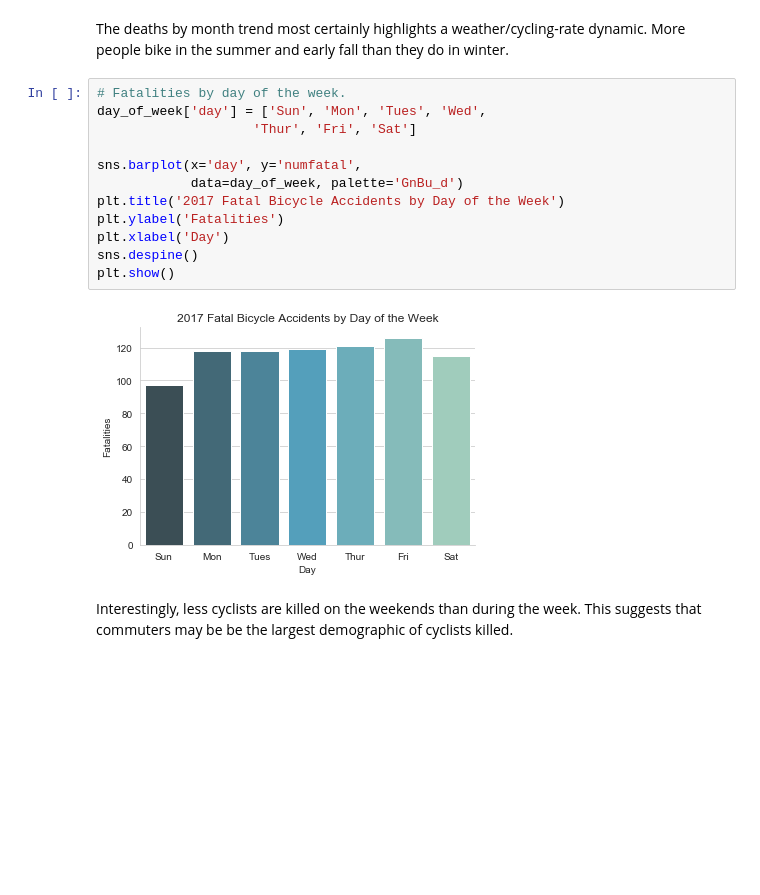
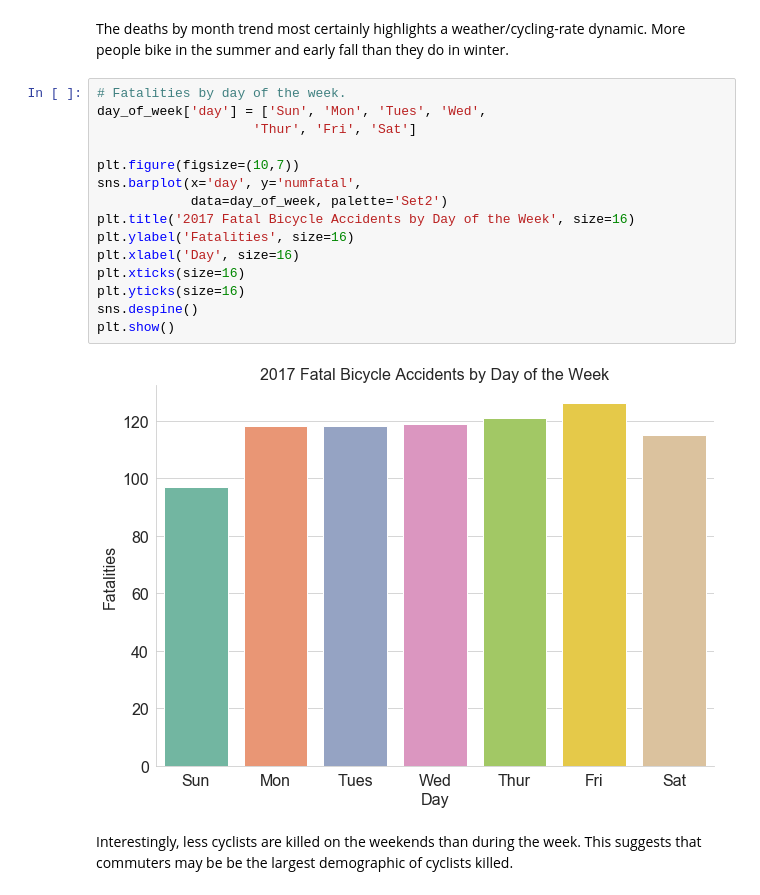
Before and after one commit to mkfrancsis/Thinkful_drills, a Jupyter notebook: 1.5.1_Unit1_Capstone.ipynb, the cells around one changed output. Saved outputs shown, nothing was run; the diff lists cells and outputs as text; blank space fills up the shorter version.

```diff
--- a/1.5.1_Unit1_Capstone.ipynb
+++ b/1.5.1_Unit1_Capstone.ipynb
@@ -75,17 +145,20 @@ The deaths by month trend most certainly highlights a weather/cycling-rate dynam
 # %%
 # Fatalities by day of the week.
 day_of_week['day'] = ['Sun', 'Mon', 'Tues', 'Wed',
                     'Thur', 'Fri', 'Sat']
 
+plt.figure(figsize=(10,7))
 sns.barplot(x='day', y='numfatal',
-            data=day_of_week, palette='GnBu_d')
-plt.title('2017 Fatal Bicycle Accidents by Day of the Week')
-plt.ylabel('Fatalities')
-plt.xlabel('Day')
+            data=day_of_week, palette='Set2')
+plt.title('2017 Fatal Bicycle Accidents by Day of the Week', size=16)
+plt.ylabel('Fatalities', size=16)
+plt.xlabel('Day', size=16)
+plt.xticks(size=16)
+plt.yticks(size=16)
 sns.despine()
 plt.show()
 # %% [output]
-[figure, old version]
+[figure, new version]
 # %% [markdown]
 Interestingly, less cyclists are killed on the weekends than during the week.  This suggests that commuters may be be the largest demographic of cyclists killed.
 # %%
```
Also changed, not shown: parts of 28 cells of this notebook.
